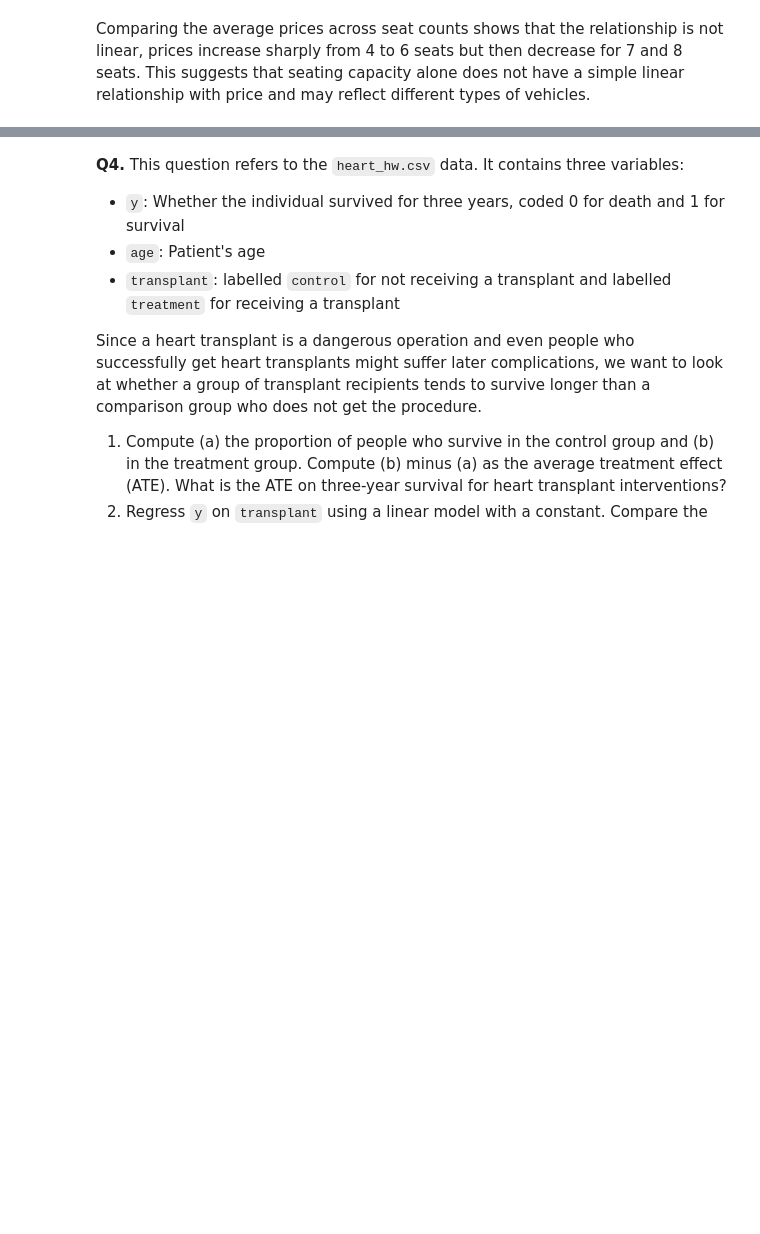
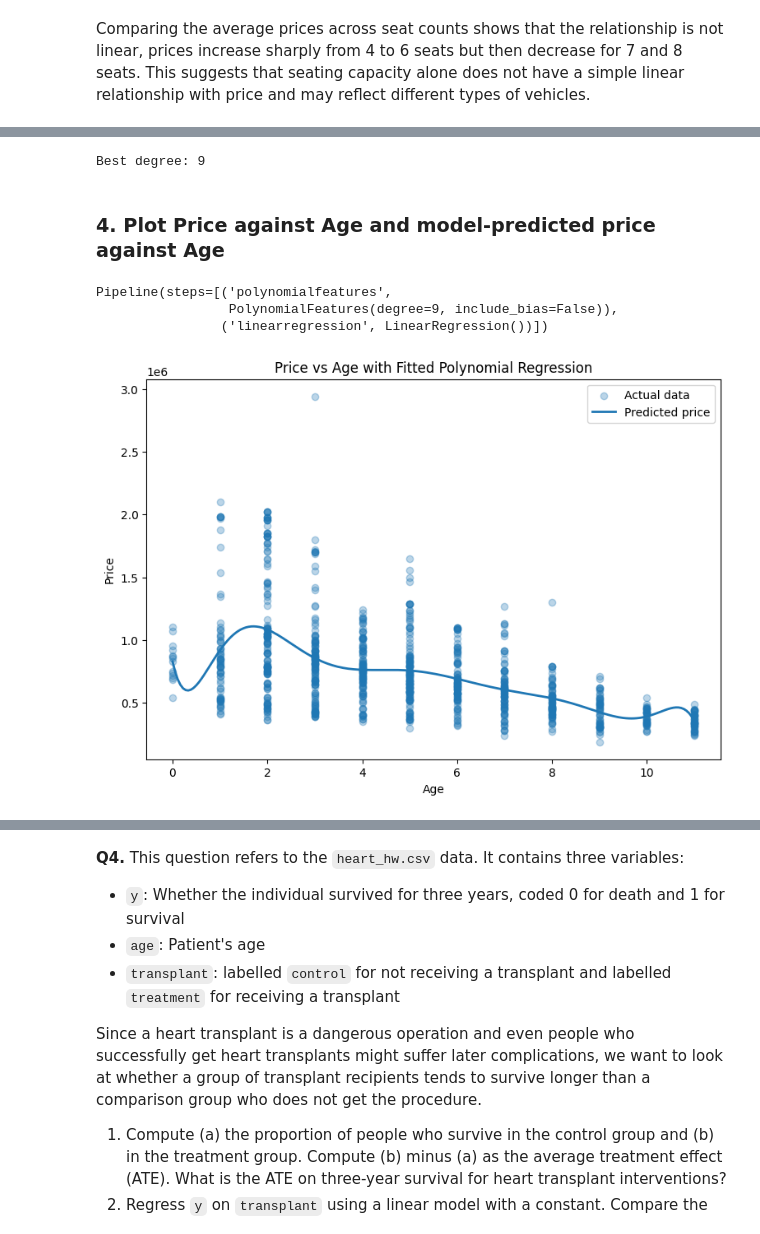
Before and after one commit to haero-lee/undergrad_ml_assignments, a Jupyter notebook: 03_assignment_linear_models.ipynb, the cells around one changed output, grey strips where cells are left out. Cells and saved outputs as stored; diff of their text form; code cells hidden in the pictures; blank space fills up the shorter version.

```diff
--- a/03_assignment_linear_models.ipynb
+++ b/03_assignment_linear_models.ipynb
@@ -496,0 +499,3 @@ Comparing the average prices across seat counts shows that the relationship is n
+# %%
+df["Age"] = df["Make_Year"].max() - df["Make_Year"]
+print(df[["Make_Year", "Age"]].head())
@@ -496,0 +551,32 @@ Comparing the average prices across seat counts shows that the relationship is n
+# %%
+best_degree = cv_results.loc[cv_results["CV_RMSE"].idxmin(), "Degree"]
+print("Best degree:", best_degree)
+# %% [output]
+Best degree: 9
+# %% [markdown]
+### 4.  Plot Price against Age and model-predicted price against Age
+# %%
+best_model = make_pipeline(
+    PolynomialFeatures(degree=int(best_degree), include_bias=False),
+    LinearRegression()
+)
+
+best_model.fit(X, y)
+# %% [output]
+Pipeline(steps=[('polynomialfeatures',
+                 PolynomialFeatures(degree=9, include_bias=False)),
+                ('linearregression', LinearRegression())])
+# %%
+age_grid = np.linspace(df["Age"].min(), df["Age"].max(), 200).reshape(-1, 1)
+predicted_price = best_model.predict(age_grid)
+# %%
+plt.figure(figsize=(9,6))
+plt.scatter(df["Age"], df["Price"], alpha=0.3, label="Actual data")
+plt.plot(age_grid, predicted_price, linewidth=2, label="Predicted price")
+plt.xlabel("Age")
+plt.ylabel("Price")
+plt.title("Price vs Age with Fitted Polynomial Regression")
+plt.legend()
+plt.show()
+# %% [output]
+[figure, added]
```
Also changed, not shown: parts of 33 cells of this notebook.
